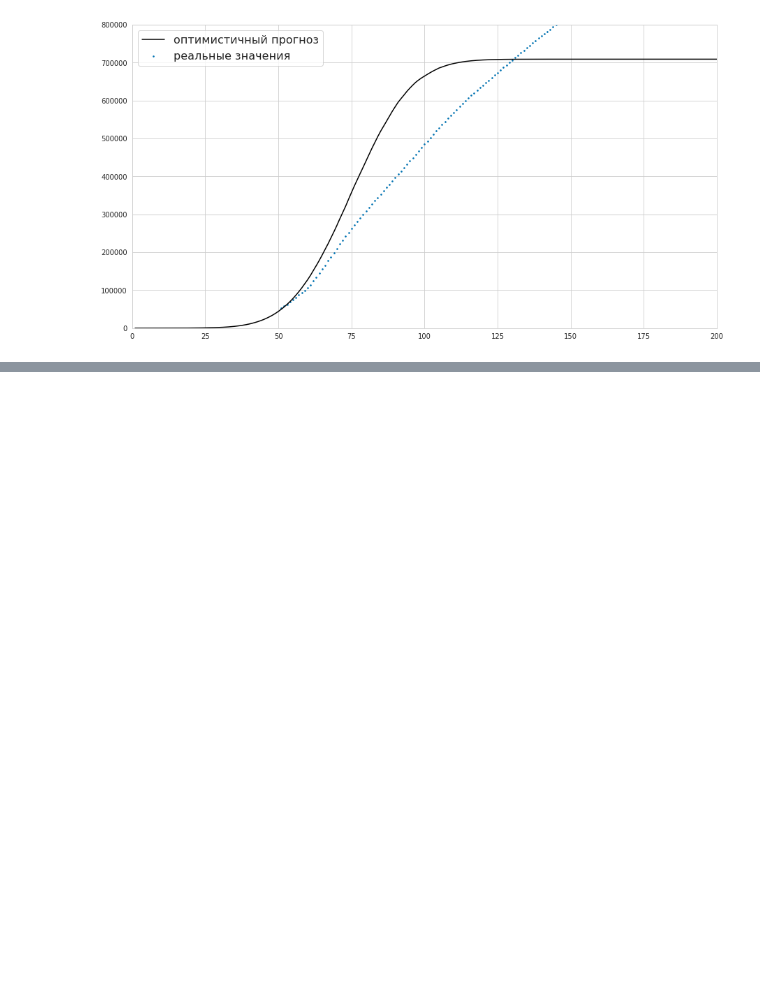
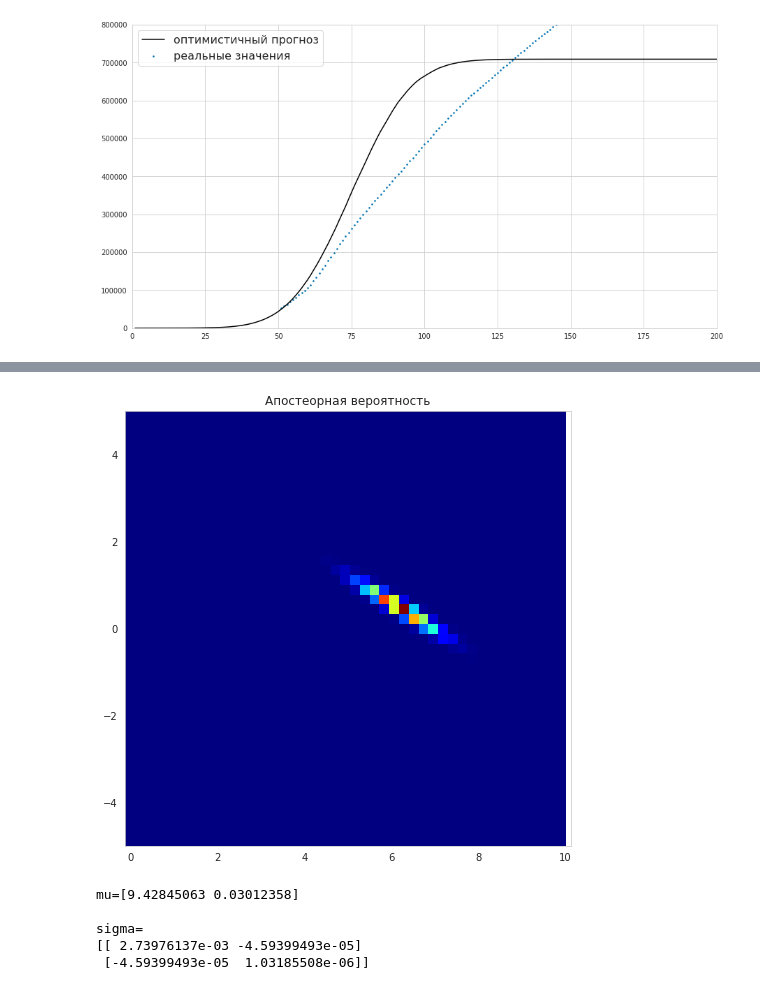
Before and after one commit to roman-4erkasov/made-adv-ml, a Jupyter notebook: adv_ml_hw01.ipynb, the cells around one changed output, grey strips where cells are left out. Saved outputs shown, nothing was run; the diff lists cells and outputs as text; code cells hidden in the pictures; blank space fills up the shorter version.

```diff
--- a/adv_ml_hw01.ipynb
+++ b/adv_ml_hw01.ipynb
@@ -701,0 +929,60 @@ plt.legend(fontsize=legend_fontsize)
+# %%
+def bayesian_update(mu, sigma, x, y, sigma_noise=0.25):
+    x_matrix = np.array([[1, x]])
+    sigma_n = np.linalg.inv(
+        np.linalg.inv(sigma)
+        +
+        (1 / (sigma_noise ** 2))
+        *
+        np.matmul(np.transpose(x_matrix), x_matrix)
+    )
+    mu_n = np.matmul(
+        sigma_n,
+        np.matmul(
+            np.linalg.inv(sigma),
+            np.transpose(mu)
+        )
+        +
+        (1 / (sigma_noise ** 2))
+        *
+        np.matmul(np.transpose(x_matrix), np.array([y]) )
+    )
+    return mu_n, sigma_n
+
+for px, py in d_train.loc[
+    1:2,
+    ["day_num", "target"]
+].apply(tuple, axis=1).tolist():
+    cur_mu, cur_sigma = bayesian_update(cur_mu, cur_sigma, px, py)
+# px, py = d_train.exp_day_num[1], d_train.total_cases[1]
+# cur_mu, cur_sigma = bayesian_update(cur_mu, cur_sigma, px, py)
+Z = multivariate_normal.pdf(
+    pos, mean=cur_mu, cov=cur_sigma,
+    # allow_singular=True
+)
+
+fig = plt.figure(figsize=(8, 8))
+ax = fig.add_subplot(111)
+ax.set_xlim((xs[0], xs[-1]))
+ax.set_ylim((-2, 2))
+ax.set_title("Апостеорная вероятность")
+myplot_heatmap(Z)
+# %% [output]
+[figure, added]
+# %%
+for px, py in d_train.loc[
+    2:,
+    ["day_num", "target"]
+].apply(tuple, axis=1).tolist():
+    cur_mu, cur_sigma = bayesian_update(cur_mu, cur_sigma, px, py)
+
+print(f"mu={cur_mu}")
+print()
+print("sigma=")
+print(cur_sigma)
+# %% [output]
+mu=[9.42845063 0.03012358]
+
+sigma=
+[[ 2.73976137e-03 -4.59399493e-05]
+ [-4.59399493e-05  1.03185508e-06]]
```
Also changed, not shown: parts of 13 cells of this notebook.
